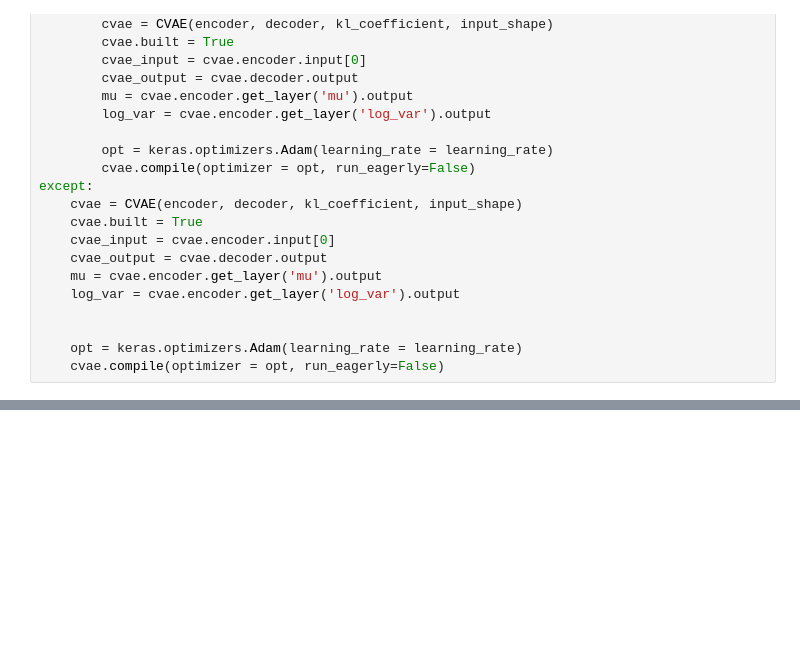
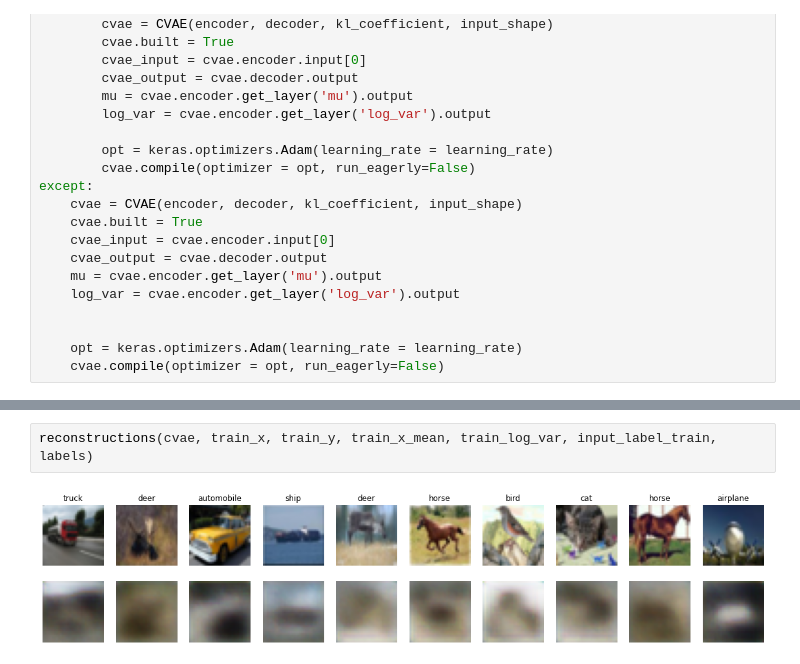
Before and after one commit to nderus/H-VAE, a Jupyter notebook: train.ipynb, the cells around one changed output, grey strips where cells are left out. Saved outputs shown, nothing was run; the diff lists cells and outputs as text; blank space fills up the shorter version.

```diff
--- a/train.ipynb
+++ b/train.ipynb
@@ -109,0 +157,4 @@ embedding(cvae, encoded_dim, category_count, train_x, test_x, val_x, train_y, te
+# %%
+reconstructions(cvae, train_x, train_y, train_x_mean, train_log_var, input_label_train, labels)
+# %% [output]
+[figure, added]
```
Also changed, not shown: parts of 11 cells of this notebook, 5 other files.
